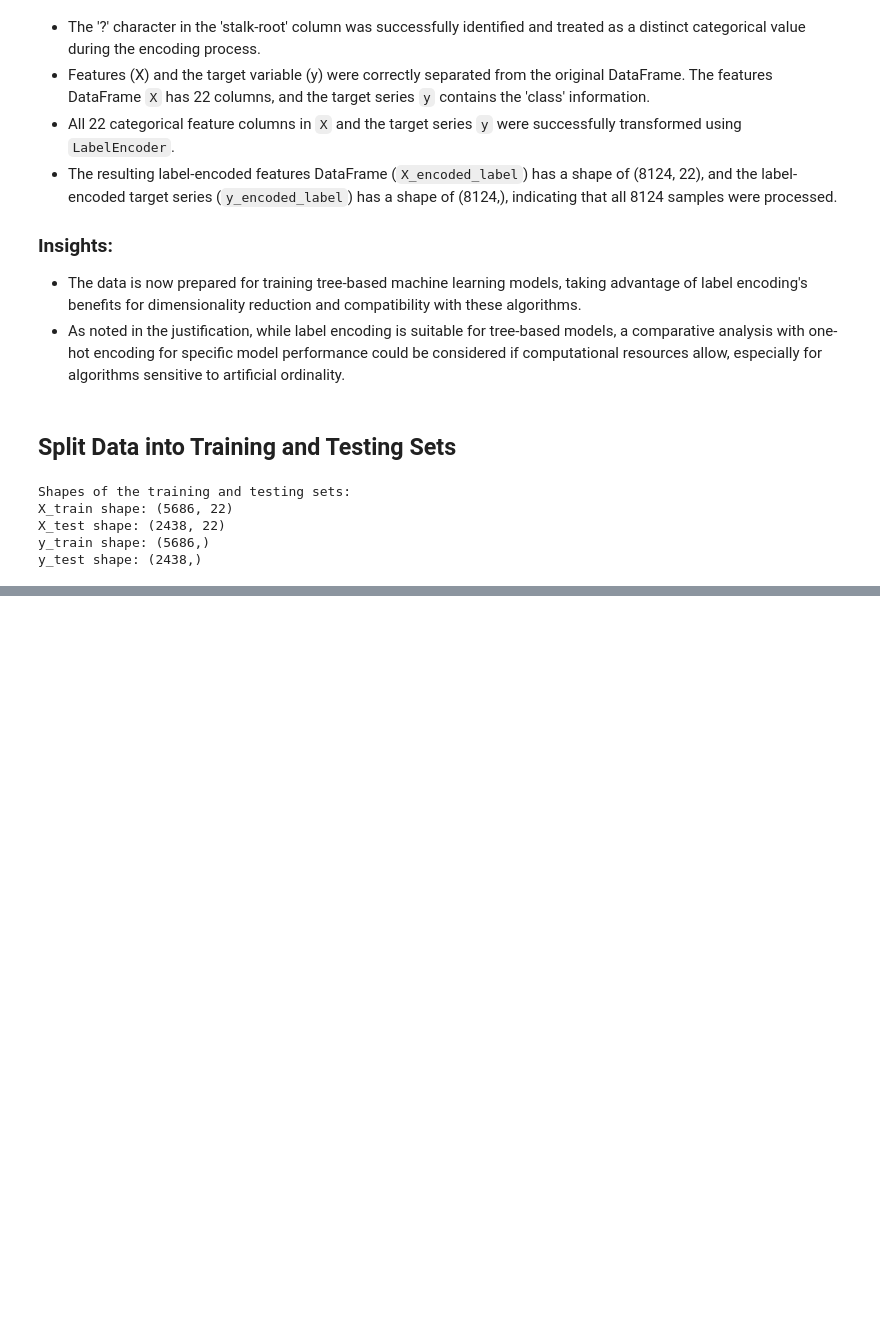
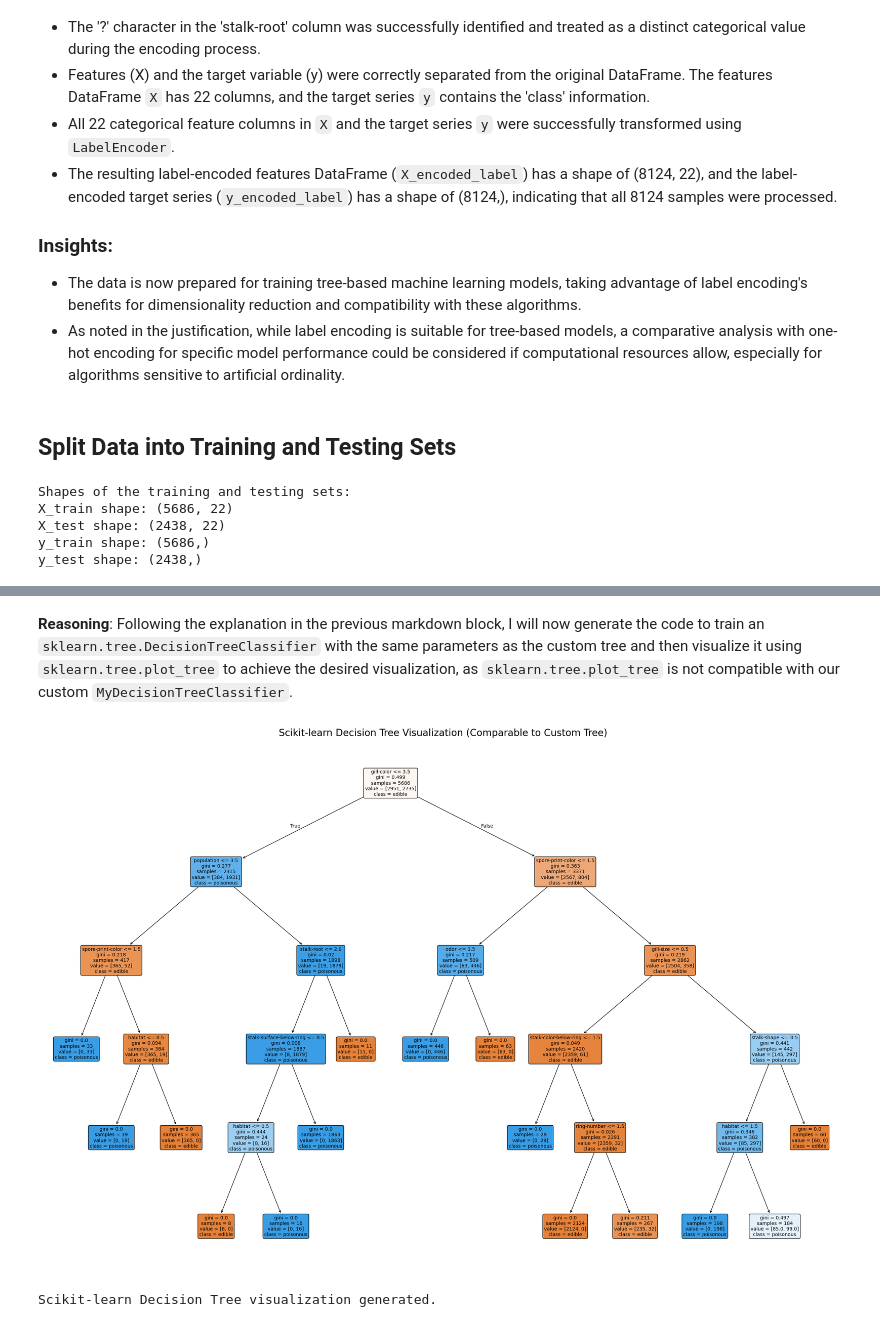
Before and after one commit to Safa30/CSE475_Machine_Learning, a Jupyter notebook: Lab/lab_1/Lab1_Decision_Tree_and_Random_Forest.ipynb, the cells around one changed output, grey strips where cells are left out. Saved outputs shown, nothing was run; the diff lists cells and outputs as text; code cells hidden in the pictures; blank space fills up the shorter version.

```diff
--- a/Lab/lab_1/Lab1_Decision_Tree_and_Random_Forest.ipynb
+++ b/Lab/lab_1/Lab1_Decision_Tree_and_Random_Forest.ipynb
@@ -633,0 +871,3 @@ y_test shape: (2438,)
+# %%
+dt_classifier = MyDecisionTreeClassifier(max_depth=5, min_samples_split=2)
+dt_classifier.fit(X_train, y_train)
@@ -633,0 +969,7 @@ y_test shape: (2438,)
+# %%
+dt_classifier = MyDecisionTreeClassifier(max_depth=5, min_samples_split=2)
+dt_classifier.fit(X_train, y_train)
+y_pred_dt = dt_classifier.predict(X_test)
+
+print("Decision tree retrained and predictions made successfully on the test set.")
+print("First 5 predictions:", y_pred_dt[:5])
@@ -633,0 +1041,40 @@ y_test shape: (2438,)
+# %% [markdown]
+**Reasoning**:
+Following the explanation in the previous markdown block, I will now generate the code to train an `sklearn.tree.DecisionTreeClassifier` with the same parameters as the custom tree and then visualize it using `sklearn.tree.plot_tree` to achieve the desired visualization, as `sklearn.tree.plot_tree` is not compatible with our custom `MyDecisionTreeClassifier`.
+# %%
+from sklearn.tree import DecisionTreeClassifier, plot_tree
+import matplotlib.pyplot as plt
+
+# 1. Define feature_names
+feature_names = X_train.columns.tolist()
+
+# 2. Define class_names (mapping 0 to edible, 1 to poisonous)
+class_names = ['edible', 'poisonous']
+
+# 3. Train an sklearn.tree.DecisionTreeClassifier for visualization
+sklearn_dt_classifier = DecisionTreeClassifier(max_depth=5, min_samples_split=2, random_state=42)
+sklearn_dt_classifier.fit(X_train, y_train)
+
+# 4. Create a matplotlib figure
+plt.figure(figsize=(30, 20))
+
+# 5. Use sklearn.tree.plot_tree to visualize the scikit-learn decision tree
+plot_tree(
+    sklearn_dt_classifier,
+    feature_names=feature_names,
+    class_names=class_names,
+    filled=True,
+    rounded=True,
+    fontsize=10
+)
+
+# 6. Add a title to the plot
+plt.title('Scikit-learn Decision Tree Visualization (Comparable to Custom Tree)', fontsize=20)
+
+# 7. Display the plot
+plt.show()
+
+print("Scikit-learn Decision Tree visualization generated.")
+# %% [output]
+[figure, added]
+Scikit-learn Decision Tree visualization generated.
```
Also changed, not shown: parts of 46 cells of this notebook.
